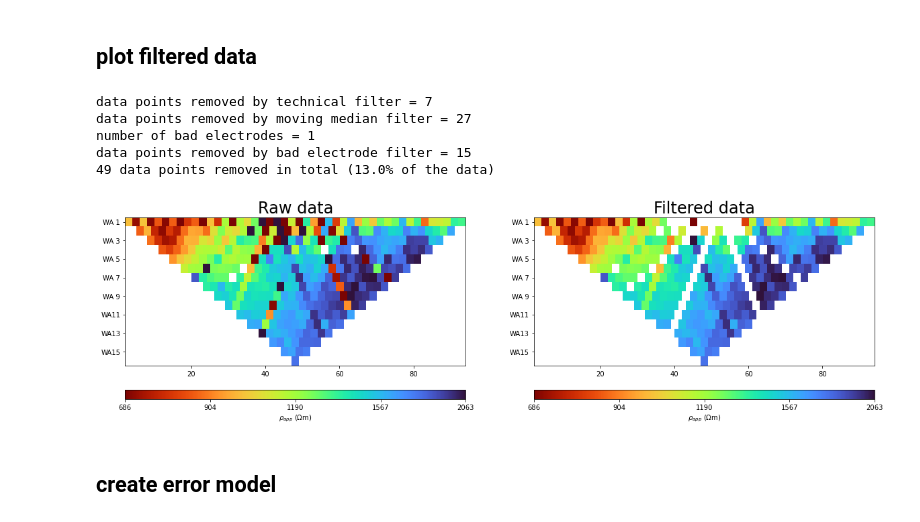
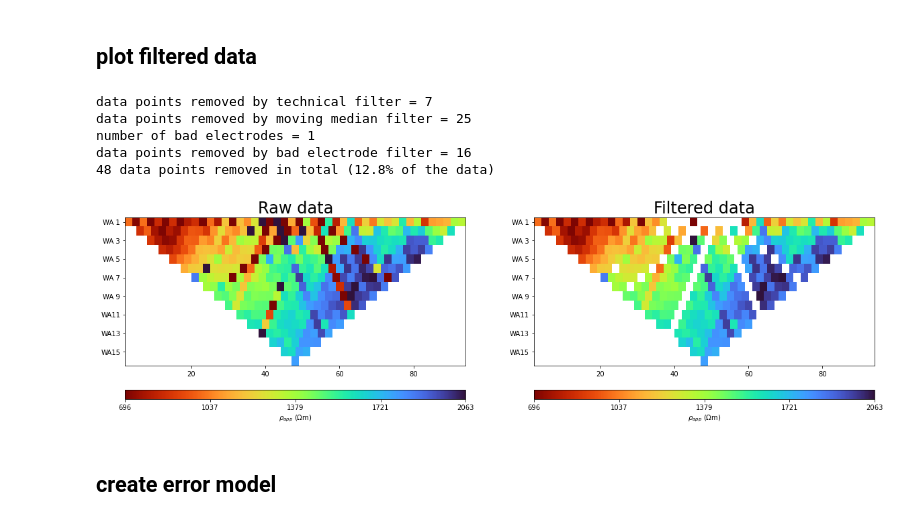
Before and after one commit to teddiherring/permafrost-data-processing, a Jupyter notebook: data_processing.ipynb, the cells around one changed output. Cells and saved outputs as stored; diff of their text form; code cells hidden in the pictures.

Commit message:
organized data filters, changed moving median filter to logspace

```diff
--- a/data_processing.ipynb
+++ b/data_processing.ipynb
@@ -174,8 +182,8 @@ df_filt = df_checked.copy()
 
 I_tf = (np.unique(np.hstack([
     np.where(df_filt['rhoa'] <= 0)[0],
-    np.where(df_filt['err'] > 10)[0],
-    np.where(df_filt['rhoa'] > 9*np.std(df_filt['rhoa']))[0]
+    np.where(df_filt['err'] > th_err)[0],
+    np.where(df_filt['rhoa'] > th_std*np.std(df_filt['rhoa']))[0]
 ])))
 
 df_filt = df_filt.drop(I_tf)
@@ -201,7 +209,7 @@ an = df_filt['a'] - df_filt['n']
 # pos is just a placeholder variable describing relative electrode positions...
 
 pos = (np.array([ab,am,an]).T).astype(dtype=float)
-pos_uniq = np.unique(pos, axis=0)
+pos_uniq = np.flipud(np.unique(pos, axis=0))
 
 # ...and we'll add this info to dataframe for convenience
 
@@ -238,7 +246,6 @@ df_sort = df_sort.reset_index(drop=True)
 
 df_filt = df_sort.copy()
 
-th = 0.5 # threshold for filter TODO: could make this higher for shallower data
 n_mmf = 0 # keeping track of how many data are removed
 
 ikeep = np.ones(df_filt.shape[0],dtype=bool)
@@ -251,7 +258,7 @@ for j in range(len(pos_uniq)): # loop through each unique depth level
     # moving median of data points
 
     mm = []
-    r = np.array(df_filt['rhoa'],dtype=float)[I]
+    r = np.log(np.array(df_filt['rhoa'],dtype=float)[I])
 
     for i in range(len(I)): # loop through depth level from left to right
         if i==0:
@@ -265,7 +272,7 @@ for j in range(len(pos_uniq)): # loop through each unique depth level
         else:
             mm.append(np.median(r[i-2:i+3]))
 
-    ithrow = np.where(abs(r-mm)/mm > th)[0]
+    ithrow = np.where(abs(r-mm)/mm > th_mmf)[0]
     n_mmf = n_mmf + len(ithrow)
 
     # get rid of outlier data
@@ -305,10 +312,10 @@ perc_filt = np.hstack(perc_filt)
 
 # identify which electrodes are bad based on a threshold
 # (here, if more than 25% of data with that electrode have been filtered)
-e_bad = elec_all[perc_filt > 25]
+e_bad = elec_all[perc_filt > th_elec_filt]
 
-if len(e_bad)==len(data_raw.sensors()):
-    print('WARNING: too many data points filtered.')
+if len(e_bad)==len(data_raw.sensors()): # i.e. if all electrodes are "bad"
+    print('ABORT: too many bad electrodes. Data should not be inverted.')
 
 I_ef = []
 for i in range(len(df_filt['a'])):
@@ -346,45 +353,46 @@ fig, ax = plt.subplots(1,2,figsize=[20,5])
 mgr = ert.ERTManager(data_checked)
 mgr.showData(
     data_checked,
     vals=data_checked['rhoa'],
     ax=ax[0],
     label=r'$\rho_{app}$ ($\Omega$m)',
     cMap='turbo_r',
-    cMin=np.sort(data_filt['rhoa'])[int(len(data_filt['rhoa'])/100)], # this part trims the color scale to make things easier to see
-    cMax=np.sort(data_filt['rhoa'])[-int(len(data_filt['rhoa'])/100)],
-    logScale=True
+    cMin=np.sort(data_filt['rhoa'])[int(len(data_filt['rhoa'])/100+1)], # this part trims the color scale to make things easier to see
+    cMax=np.sort(data_filt['rhoa'])[-int(len(data_filt['rhoa'])/100+1)],
+    logScale=False
 );
 
 ax[0].set_title('Raw data',fontsize=24);
 
 mgr = ert.ERTManager(data_filt)
 mgr.showData(
     data_filt,
     vals=data_filt['rhoa'],
     ax=ax[1],
     label=r'$\rho_{app}$ ($\Omega$m)',
     cMap='turbo_r',
-    cMin=np.sort(data_filt['rhoa'])[int(len(data_filt['rhoa'])/100)], # this part trims the color scale to make things easier to see
-    cMax=np.sort(data_filt['rhoa'])[-int(len(data_filt['rhoa'])/100)],
-    logScale=True);
+    cMin=np.sort(data_filt['rhoa'])[int(len(data_filt['rhoa'])/100+1)], # this part trims the color scale to make things easier to see
+    cMax=np.sort(data_filt['rhoa'])[-int(len(data_filt['rhoa'])/100+1)],
+    logScale=False
+);
 ax[1].set_title('Filtered data',fontsize=24);
 
 print('data points removed by technical filter = %.0f'%n_tf)
 print('data points removed by moving median filter = %.0f'%n_mmf)
 print('number of bad electrodes = %.0f'%n_ef)
 print('data points removed by bad electrode filter = %.0f'%len(np.where(I_ef)[0]))
 print('%.0f data points removed in total (%.1f%% of the data)'%(data_checked.size()-data_filt.size(), float((data_checked.size()-data_filt.size())/data_checked.size()*100)))
 
 
-if (data_checked.size()-data_filt.size())/data_checked.size()*100>30:
-    print('WARNING: too many data points filtered.')
+if (data_checked.size()-data_filt.size())/data_checked.size()*100>th_bad_dataset: # i.e. if >30% data are removed
+    print('ABORT: too many data points filtered. Data should not be inverted.')
 # %% [output]
 data points removed by technical filter = 7
-data points removed by moving median filter = 27
+data points removed by moving median filter = 25
 number of bad electrodes = 1
-data points removed by bad electrode filter = 15
-49 data points removed in total (13.0% of the data)
+data points removed by bad electrode filter = 16
+48 data points removed in total (12.8% of the data)
-[figure, old version]
+[figure, new version]
 # %% [markdown]
 ## create error model
 # %%
```
Also changed, not shown: parts of 5 cells of this notebook.
